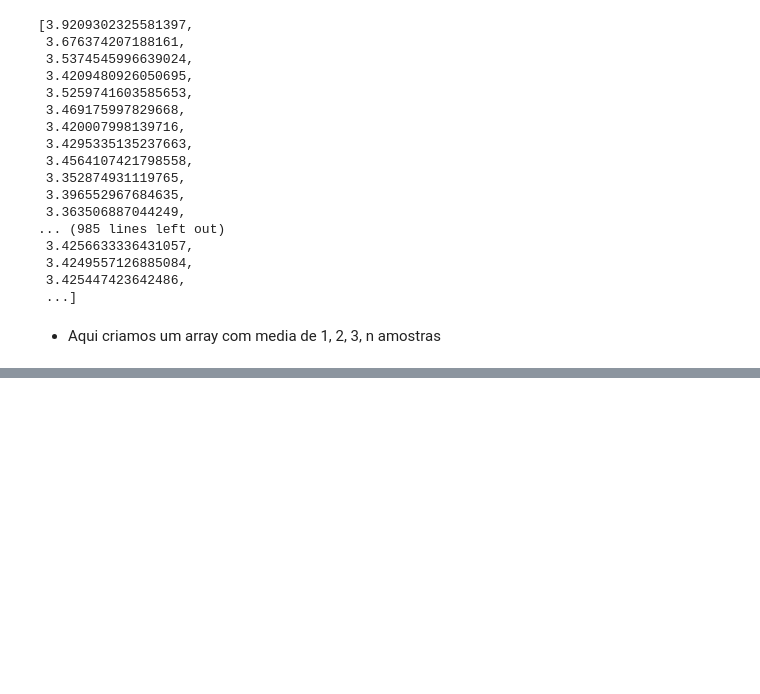
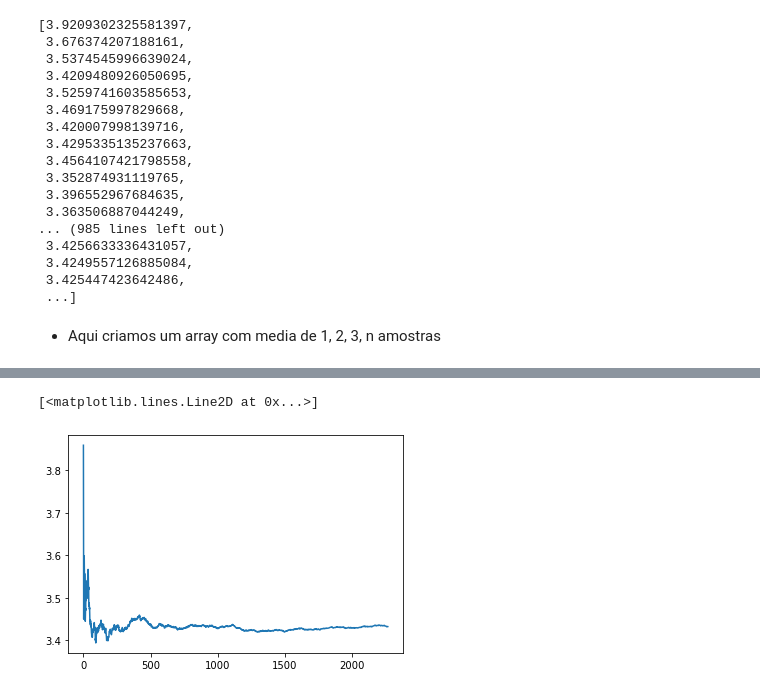
Before and after one commit to fkfouri/PythonStudy, a Jupyter notebook: data-science/testes_estatisticos/aula 0 - Introducao a Testes.ipynb, the cells around one changed output, grey strips where cells are left out. Drawn from its saved outputs; the diff is of its cells as text; code cells hidden in the pictures; blank space fills up the shorter version.

```diff
--- a/data-science/testes_estatisticos/aula 0 - Introducao a Testes.ipynb
+++ b/data-science/testes_estatisticos/aula 0 - Introducao a Testes.ipynb
@@ -538,0 +622,15 @@ medias
+# %%
+import numpy as np
+
+np.random.seed(75243)
+temp = nota_media_dos_filmes_com_pelo_menos_10_votos.sample(frac = 1)
+
+medias = list()
+for i in range(1, len(temp)):
+    #insere na lista
+    medias.append(temp[0:i].mean())
+
+plt.plot(medias)
+# %% [output]
+[<matplotlib.lines.Line2D at 0x...>]
+[figure, added]
```
Also changed, not shown: parts of 93 cells of this notebook.
